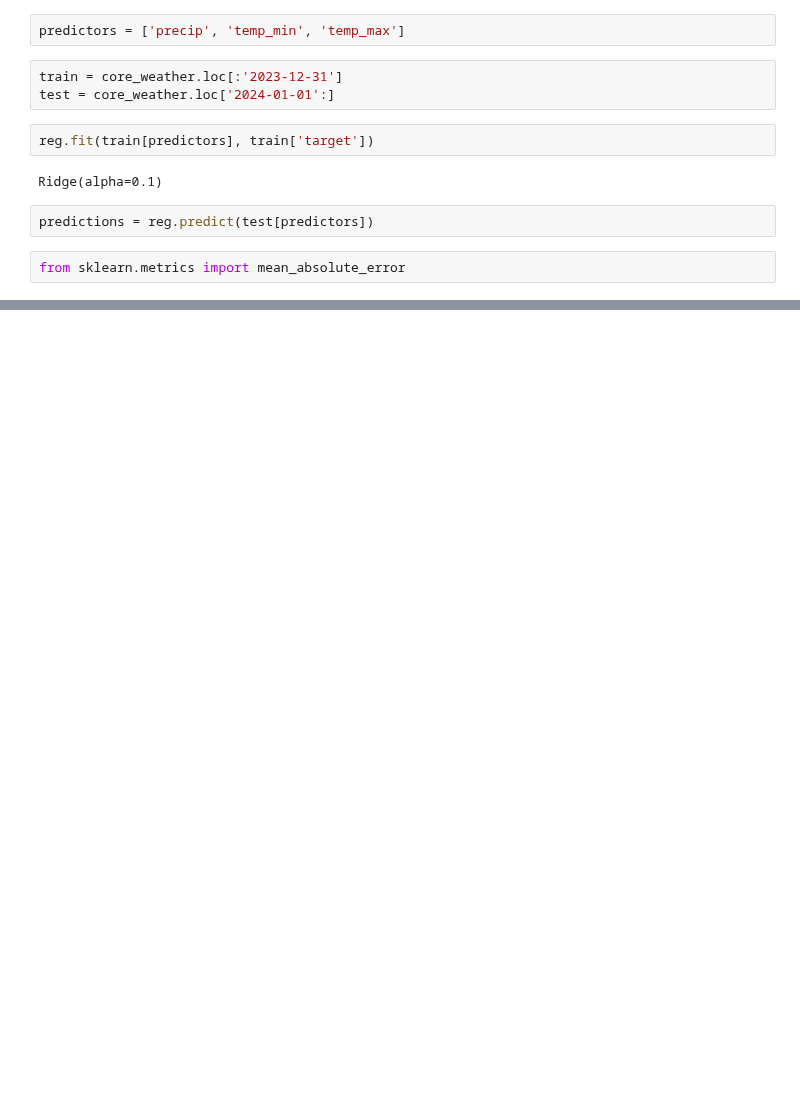
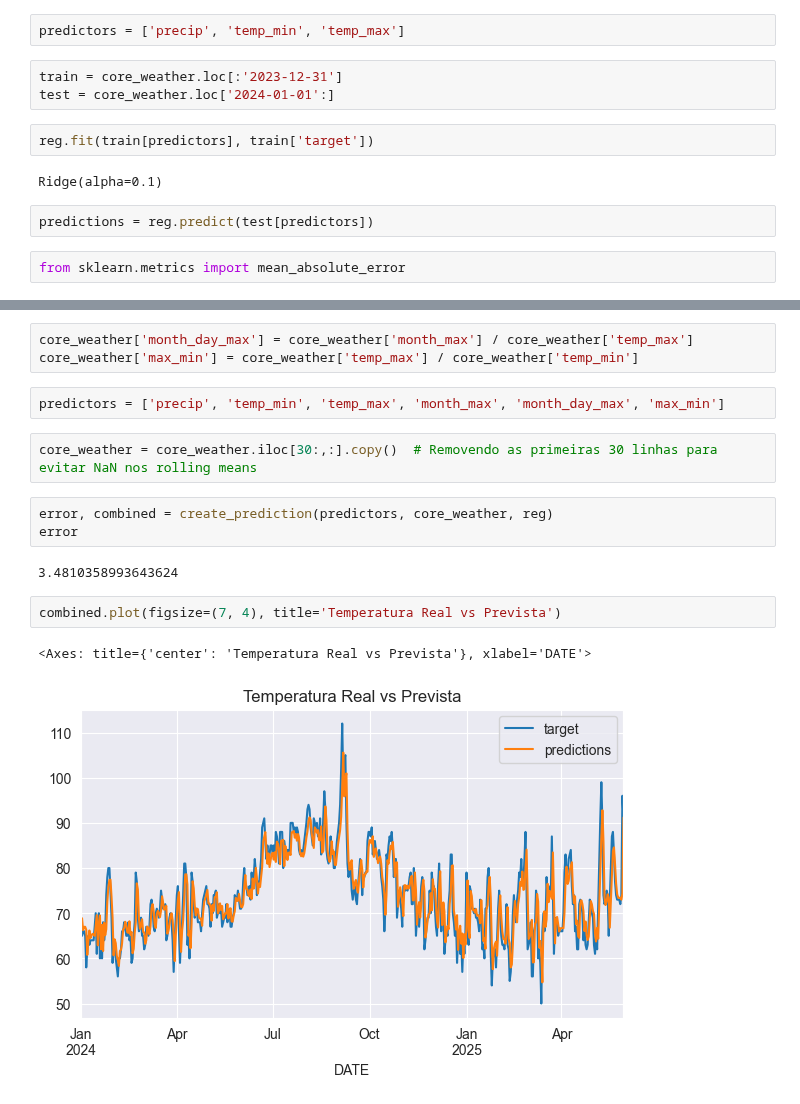
Before and after one commit to Haell39/ClimaPredict_AI, a Jupyter notebook: weather.ipynb, the cells around one changed output, grey strips where cells are left out. Cells and saved outputs as stored; diff of their text form; blank space fills up the shorter version.

```diff
--- a/weather.ipynb
+++ b/weather.ipynb
@@ -383,0 +443,17 @@ mean_absolute_error(test['target'], predictions)
+# %%
+core_weather['month_day_max'] = core_weather['month_max'] / core_weather['temp_max']
+core_weather['max_min'] = core_weather['temp_max'] / core_weather['temp_min']
+# %%
+predictors = ['precip', 'temp_min', 'temp_max', 'month_max', 'month_day_max', 'max_min']
+# %%
+core_weather = core_weather.iloc[30:,:].copy()  # Removendo as primeiras 30 linhas para evitar NaN nos rolling means
+# %%
+error, combined = create_prediction(predictors, core_weather, reg)
+error
+# %% [output]
+3.4810358993643624
+# %%
+combined.plot(figsize=(7, 4), title='Temperatura Real vs Prevista')
+# %% [output]
+<Axes: title={'center': 'Temperatura Real vs Prevista'}, xlabel='DATE'>
+[figure, added]
```
Also changed, not shown: parts of 21 cells of this notebook.
